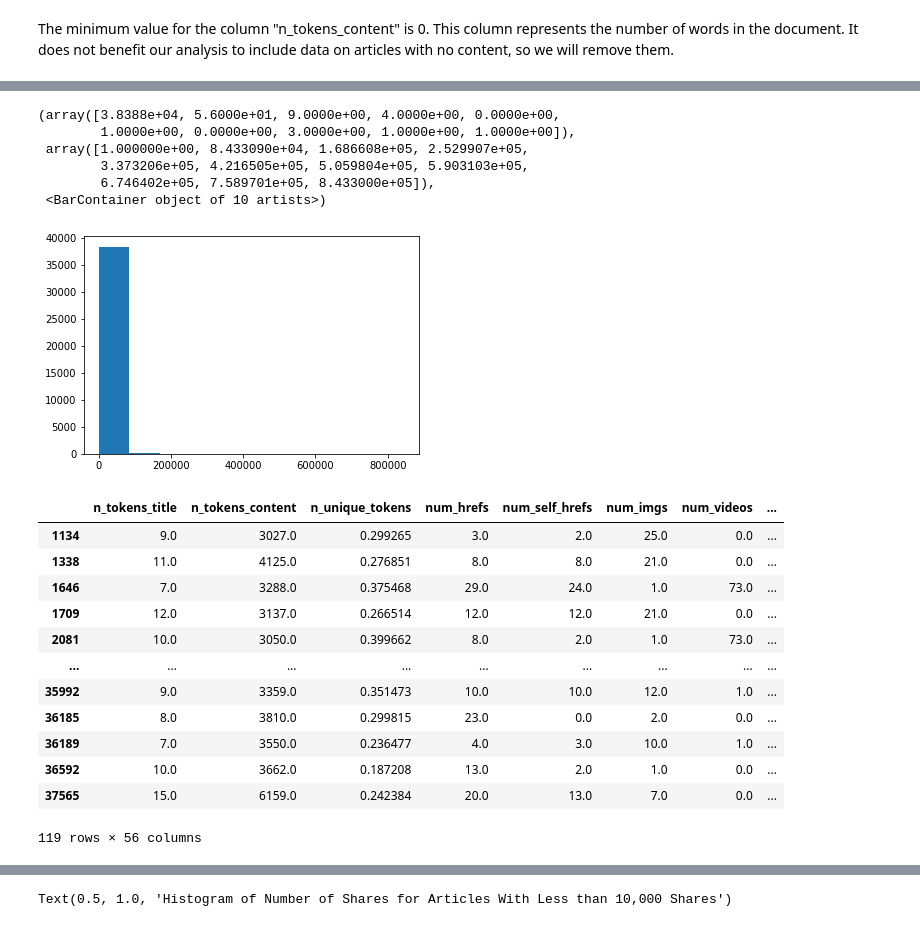
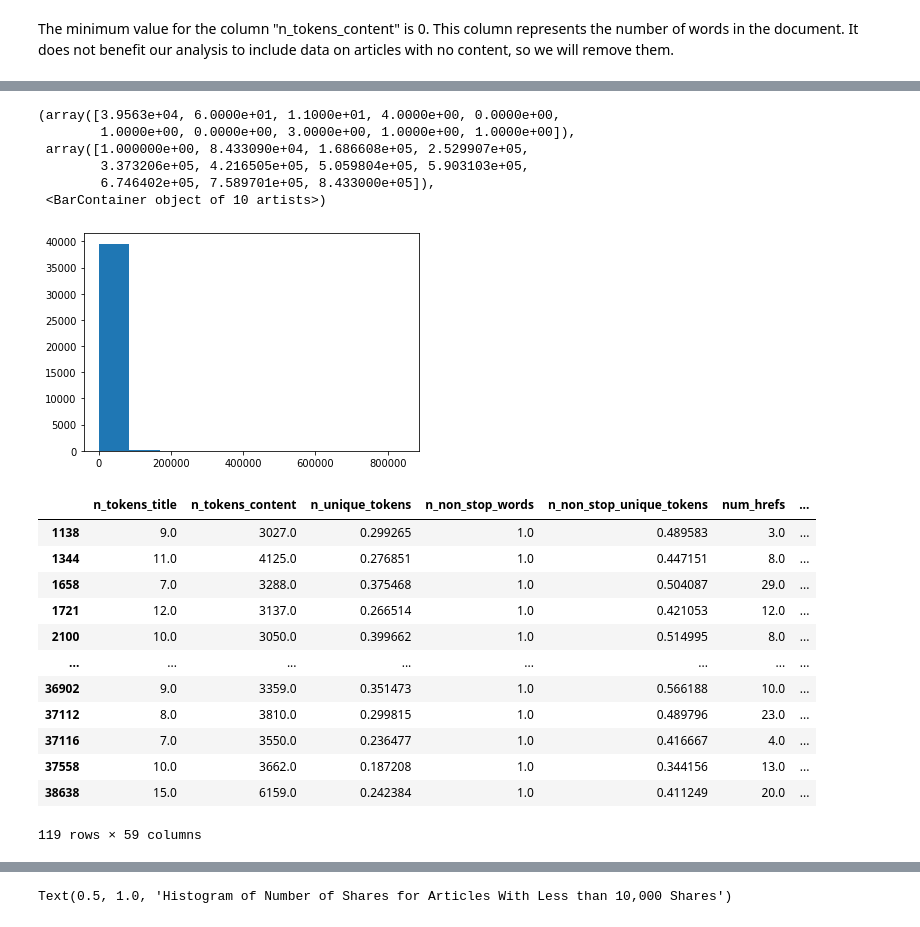
Before and after one commit to matthiasronnau/BANA-273-Term-Project, a Jupyter notebook: BANA-273 Term Project.ipynb, the cells around one changed output, grey strips where cells are left out. Cells and saved outputs as stored; diff of their text form; code cells hidden in the pictures.

```diff
--- a/BANA-273 Term Project.ipynb
+++ b/BANA-273 Term Project.ipynb
@@ -112,28 +81,28 @@ data_with_words.describe()
 # %%
 #data_with_words["shares"] = np.log(data_with_words["shares"])
 # %%
-plt.hist(data_with_words["shares"])
+plt.hist(data["shares"])
 # %% [output]
-(array([3.8388e+04, 5.6000e+01, 9.0000e+00, 4.0000e+00, 0.0000e+00,
+(array([3.9563e+04, 6.0000e+01, 1.1000e+01, 4.0000e+00, 0.0000e+00,
         1.0000e+00, 0.0000e+00, 3.0000e+00, 1.0000e+00, 1.0000e+00]),
  array([1.000000e+00, 8.433090e+04, 1.686608e+05, 2.529907e+05,
         3.373206e+05, 4.216505e+05, 5.059804e+05, 5.903103e+05,
         6.746402e+05, 7.589701e+05, 8.433000e+05]),
  <BarContainer object of 10 artists>)
-[figure, old version]
+[figure, new version]
 # %%
-data_with_words[data_with_words["n_tokens_content"] > 3000]
+data[data["n_tokens_content"] > 3000]
 # %% [output]
-|  | n_tokens_title | n_tokens_content | n_unique_tokens | num_hrefs | num_self_hrefs | num_imgs | num_videos | ... |
-| 1134 | 9.0 | 3027.0 | 0.299265 | 3.0 | 2.0 | 25.0 | 0.0 | ... |
-| 1338 | 11.0 | 4125.0 | 0.276851 | 8.0 | 8.0 | 21.0 | 0.0 | ... |
-| 1646 | 7.0 | 3288.0 | 0.375468 | 29.0 | 24.0 | 1.0 | 73.0 | ... |
-| 1709 | 12.0 | 3137.0 | 0.266514 | 12.0 | 12.0 | 21.0 | 0.0 | ... |
-| 2081 | 10.0 | 3050.0 | 0.399662 | 8.0 | 2.0 | 1.0 | 73.0 | ... |
-| ... | ... | ... | ... | ... | ... | ... | ... | ... |
-| 35992 | 9.0 | 3359.0 | 0.351473 | 10.0 | 10.0 | 12.0 | 1.0 | ... |
-| 36185 | 8.0 | 3810.0 | 0.299815 | 23.0 | 0.0 | 2.0 | 0.0 | ... |
-| 36189 | 7.0 | 3550.0 | 0.236477 | 4.0 | 3.0 | 10.0 | 1.0 | ... |
-| 36592 | 10.0 | 3662.0 | 0.187208 | 13.0 | 2.0 | 1.0 | 0.0 | ... |
-| 37565 | 15.0 | 6159.0 | 0.242384 | 20.0 | 13.0 | 7.0 | 0.0 | ... |
+|  | n_tokens_title | n_tokens_content | n_unique_tokens | n_non_stop_words | n_non_stop_unique_tokens | num_hrefs | ... |
+| 1138 | 9.0 | 3027.0 | 0.299265 | 1.0 | 0.489583 | 3.0 | ... |
+| 1344 | 11.0 | 4125.0 | 0.276851 | 1.0 | 0.447151 | 8.0 | ... |
+| 1658 | 7.0 | 3288.0 | 0.375468 | 1.0 | 0.504087 | 29.0 | ... |
+| 1721 | 12.0 | 3137.0 | 0.266514 | 1.0 | 0.421053 | 12.0 | ... |
+| 2100 | 10.0 | 3050.0 | 0.399662 | 1.0 | 0.514995 | 8.0 | ... |
+| ... | ... | ... | ... | ... | ... | ... | ... |
+| 36902 | 9.0 | 3359.0 | 0.351473 | 1.0 | 0.566188 | 10.0 | ... |
+| 37112 | 8.0 | 3810.0 | 0.299815 | 1.0 | 0.489796 | 23.0 | ... |
+| 37116 | 7.0 | 3550.0 | 0.236477 | 1.0 | 0.416667 | 4.0 | ... |
+| 37558 | 10.0 | 3662.0 | 0.187208 | 1.0 | 0.344156 | 13.0 | ... |
+| 38638 | 15.0 | 6159.0 | 0.242384 | 1.0 | 0.411249 | 20.0 | ... |
-119 rows × 56 columns
+119 rows × 59 columns
```
Also changed, not shown: parts of 36 cells of this notebook.
